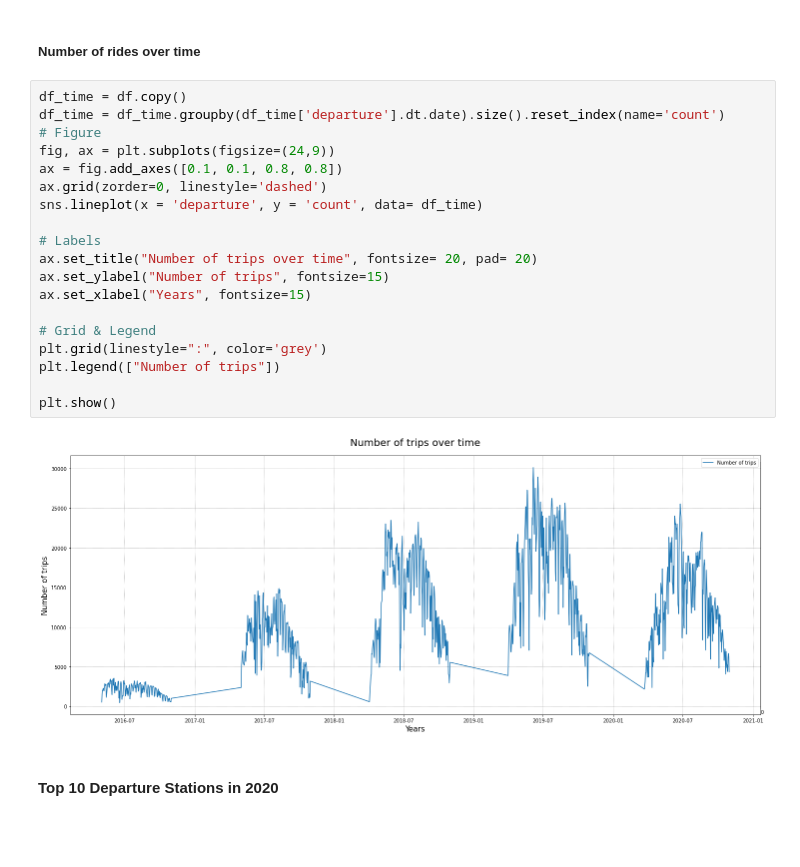
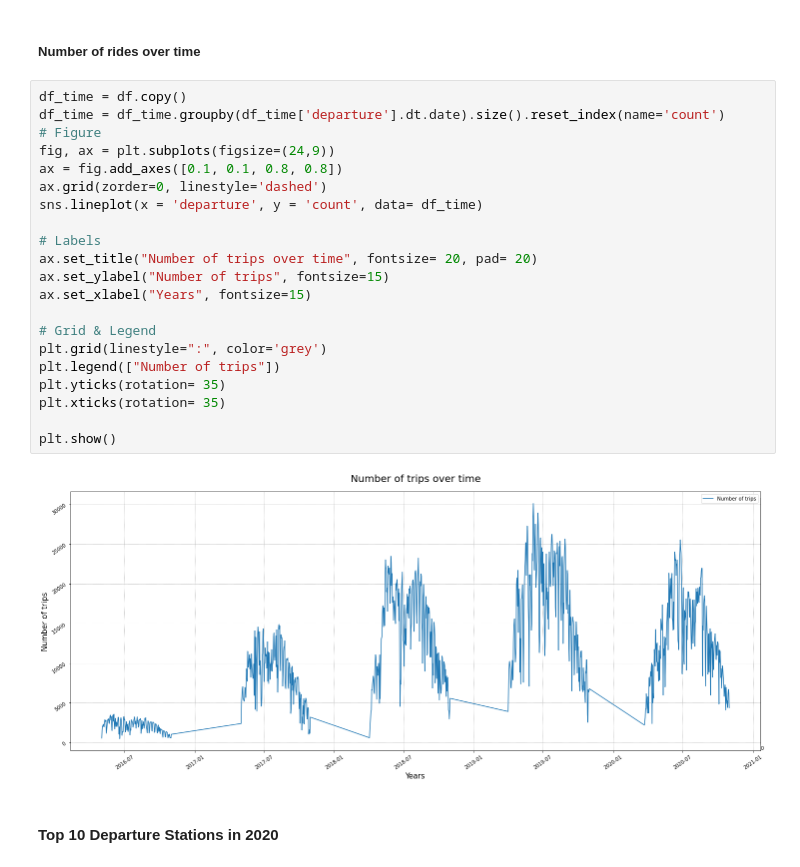
Before and after one commit to kelvinpurdom/HelsinkiCityBikes, a Jupyter notebook: notebooks/HelsinkiCityBikes.ipynb, the cells around one changed output. Saved outputs shown, nothing was run; the diff lists cells and outputs as text; blank space fills up the shorter version.

```diff
--- a/notebooks/HelsinkiCityBikes.ipynb
+++ b/notebooks/HelsinkiCityBikes.ipynb
@@ -193,24 +193,26 @@ plt.title('Distrubution of Ride Duration', fontdict={"fontsize":16}, pad = 15);
 # %%
 df_time = df.copy()
 df_time = df_time.groupby(df_time['departure'].dt.date).size().reset_index(name='count')
 # Figure
 fig, ax = plt.subplots(figsize=(24,9))
 ax = fig.add_axes([0.1, 0.1, 0.8, 0.8])
 ax.grid(zorder=0, linestyle='dashed')
 sns.lineplot(x = 'departure', y = 'count', data= df_time)
 
 # Labels
 ax.set_title("Number of trips over time", fontsize= 20, pad= 20)
 ax.set_ylabel("Number of trips", fontsize=15)
 ax.set_xlabel("Years", fontsize=15)
 
 # Grid & Legend
 plt.grid(linestyle=":", color='grey')
 plt.legend(["Number of trips"])
+plt.yticks(rotation= 35)
+plt.xticks(rotation= 35)
 
 plt.show()
 # %% [output]
-[figure, old version]
+[figure, new version]
 # %% [markdown]
 #### Top 10 Departure Stations in 2020
 # %%
```
